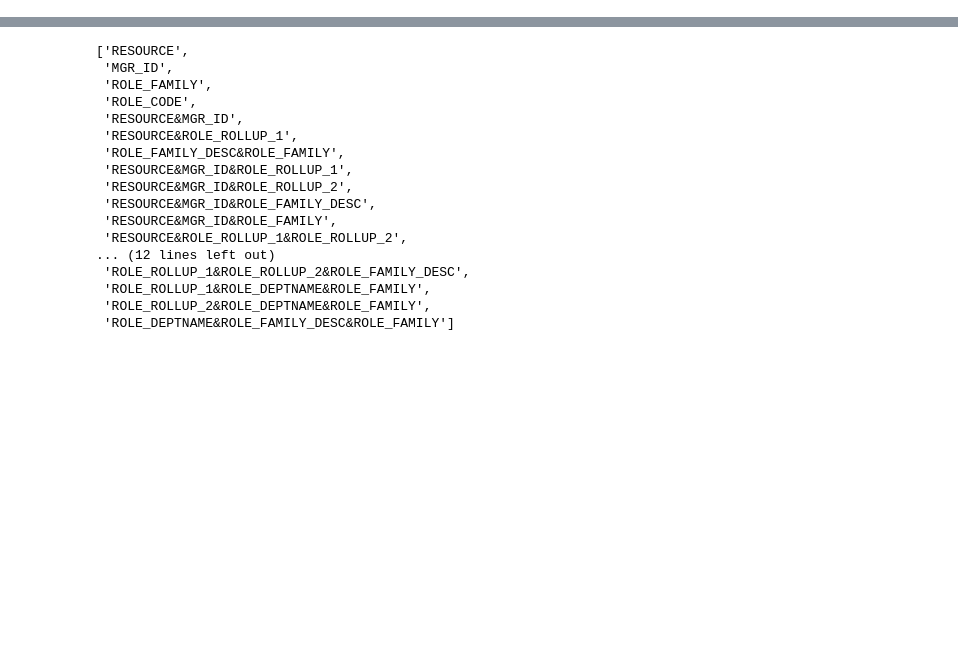
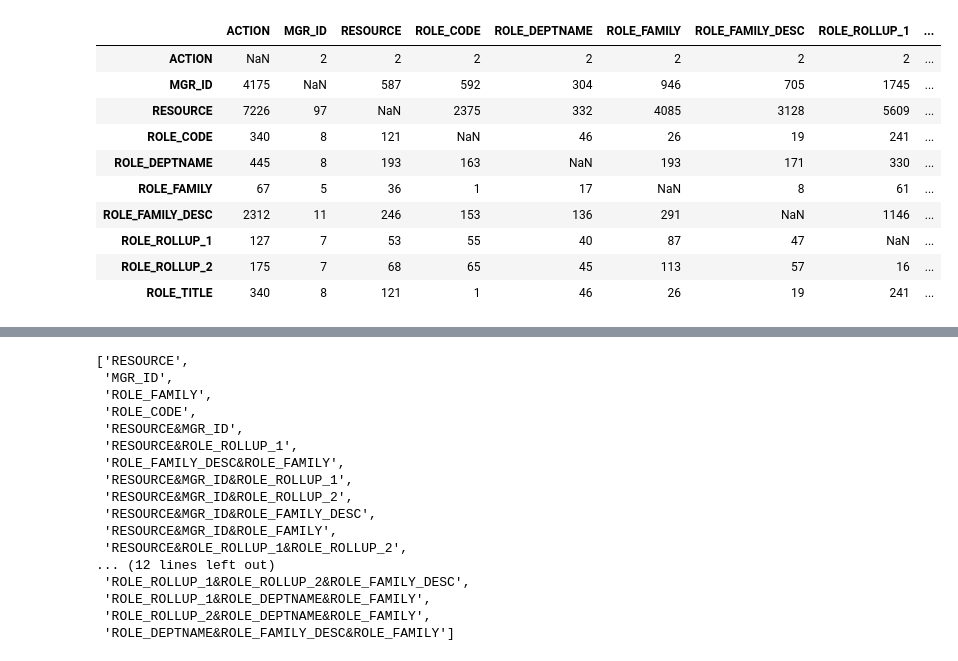
Before and after one commit to chenjennhaur/machinelearning, a Jupyter notebook: Amazon Challenge.ipynb, the cells around one changed output, grey strips where cells are left out. Cells and saved outputs as stored; diff of their text form; code cells hidden in the pictures; blank space fills up the shorter version.

```diff
--- a/Amazon Challenge.ipynb
+++ b/Amazon Challenge.ipynb
@@ -85,3 +103,21 @@ for c in df.columns:
     mult[c] = temp
 
 multpd = pd.DataFrame(mult)
+# %%
+#Role Code to Role Title => 1:1
+#Role Family to Role Code => 1 : M
+#Role Family to Role Title => 1 : M
+#Therefore Role Code = Role Title
+multpd
+# %% [output]
+|  | ACTION | MGR_ID | RESOURCE | ROLE_CODE | ROLE_DEPTNAME | ROLE_FAMILY | ROLE_FAMILY_DESC | ROLE_ROLLUP_1 | ... |
+| ACTION | NaN | 2 | 2 | 2 | 2 | 2 | 2 | 2 | ... |
+| MGR_ID | 4175 | NaN | 587 | 592 | 304 | 946 | 705 | 1745 | ... |
+| RESOURCE | 7226 | 97 | NaN | 2375 | 332 | 4085 | 3128 | 5609 | ... |
+| ROLE_CODE | 340 | 8 | 121 | NaN | 46 | 26 | 19 | 241 | ... |
+| ROLE_DEPTNAME | 445 | 8 | 193 | 163 | NaN | 193 | 171 | 330 | ... |
+| ROLE_FAMILY | 67 | 5 | 36 | 1 | 17 | NaN | 8 | 61 | ... |
+| ROLE_FAMILY_DESC | 2312 | 11 | 246 | 153 | 136 | 291 | NaN | 1146 | ... |
+| ROLE_ROLLUP_1 | 127 | 7 | 53 | 55 | 40 | 87 | 47 | NaN | ... |
+| ROLE_ROLLUP_2 | 175 | 7 | 68 | 65 | 45 | 113 | 57 | 16 | ... |
+| ROLE_TITLE | 340 | 8 | 121 | 1 | 46 | 26 | 19 | 241 | ... |
```
Also changed, not shown: parts of 12 cells of this notebook.
